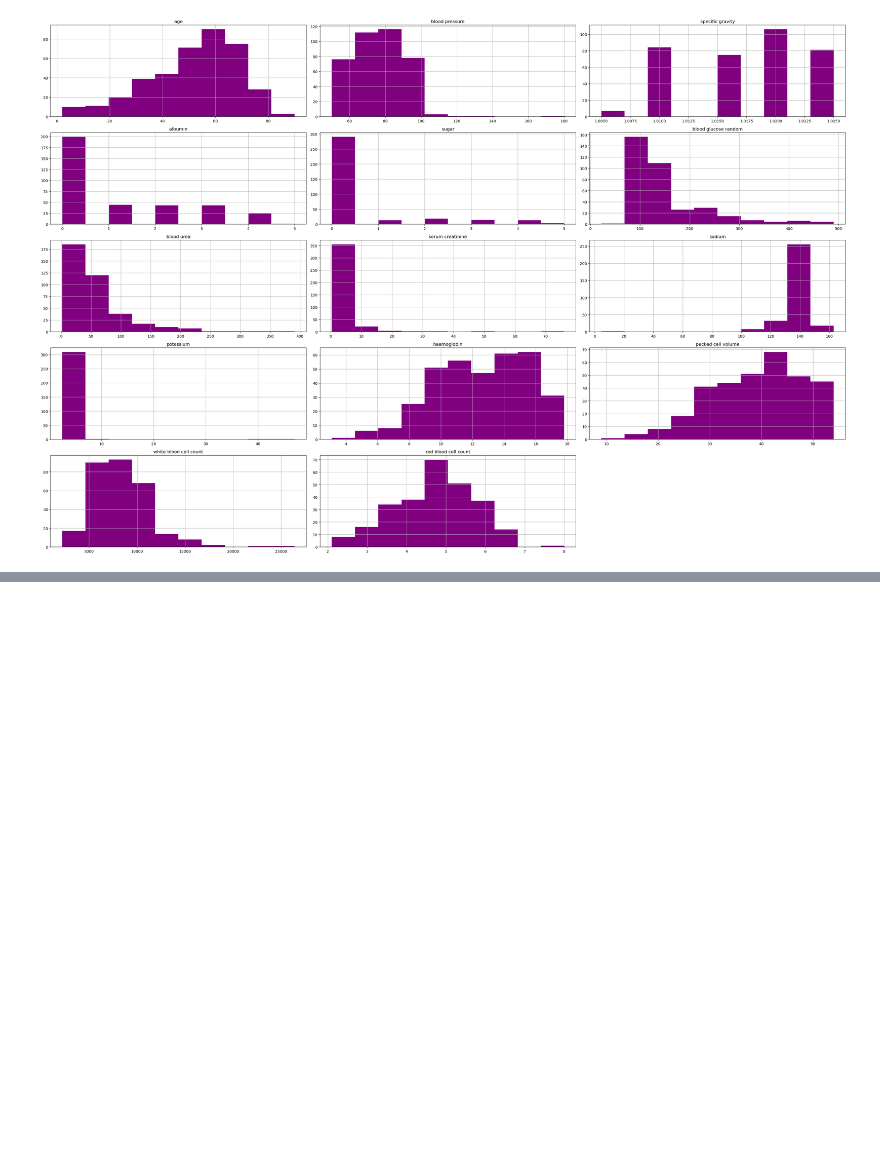
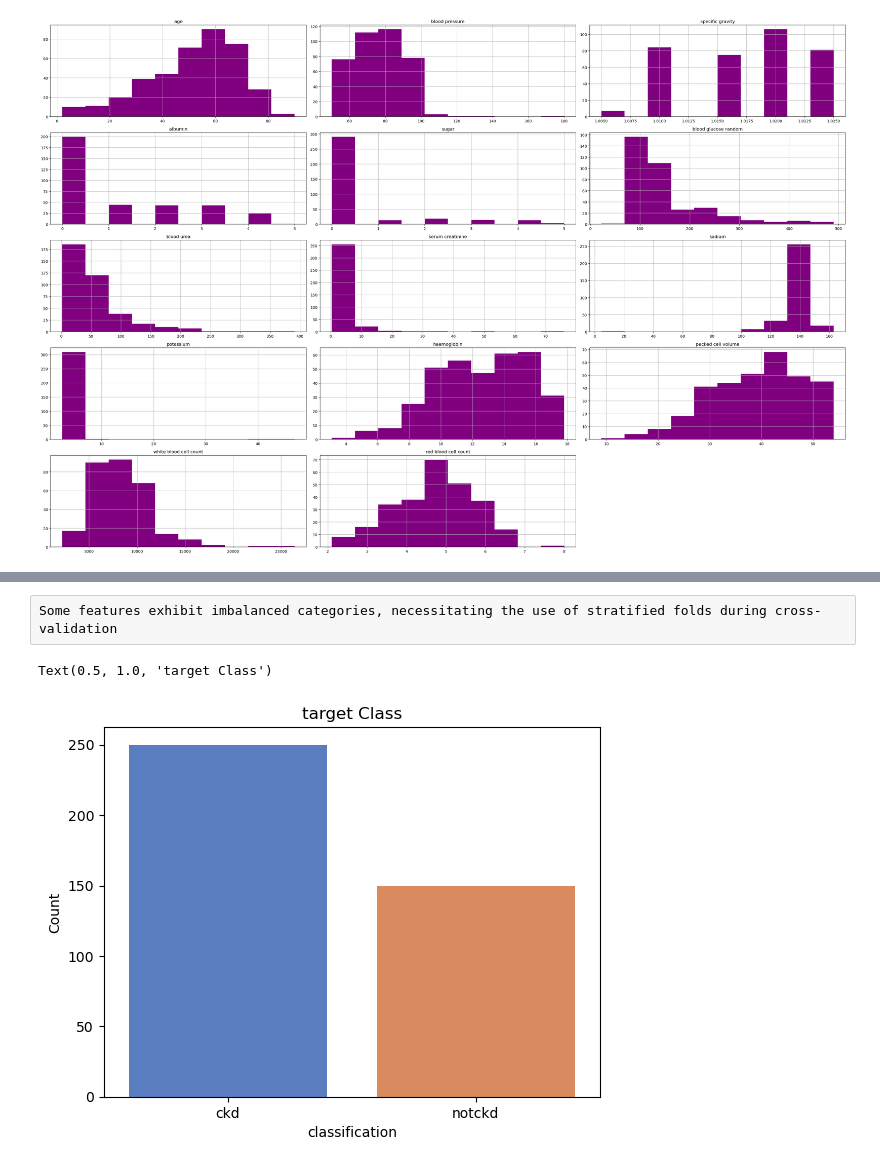
Before and after one commit to niveditha2000/Chronic_Kidney_Disease_Status_Prediction, a Jupyter notebook: chronic_kidney_disease_status_prediction.ipynb, the cells around one changed output, grey strips where cells are left out. Saved outputs shown, nothing was run; the diff lists cells and outputs as text; code cells hidden in the pictures; blank space fills up the shorter version.

```diff
--- a/chronic_kidney_disease_status_prediction.ipynb
+++ b/chronic_kidney_disease_status_prediction.ipynb
@@ -223,0 +250,10 @@ plt.show()
+# %% [raw]
+Some features exhibit imbalanced categories, necessitating the use of stratified folds during cross-validation
+# %%
+sns.countplot(x='class',data=dataframe,palette="muted")
+plt.xlabel("classification")
+plt.ylabel("Count")
+plt.title("target Class")
+# %% [output]
+Text(0.5, 1.0, 'target Class')
+[figure, added]
```
Also changed, not shown: parts of 15 cells of this notebook.
